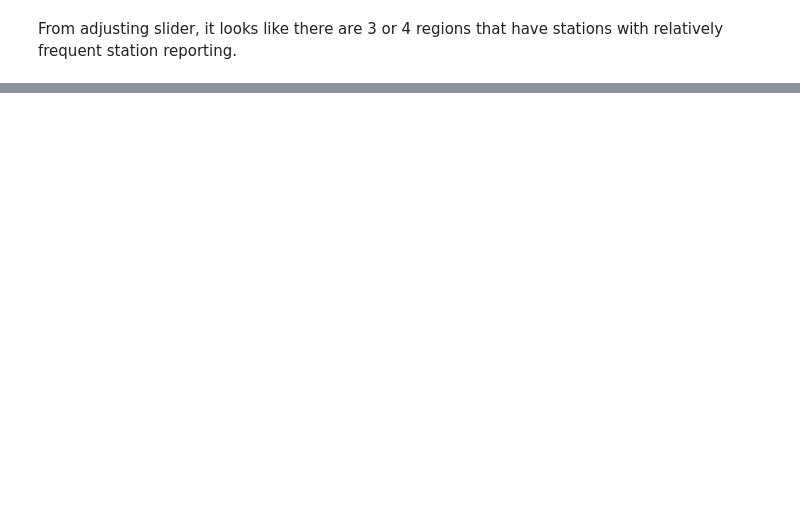
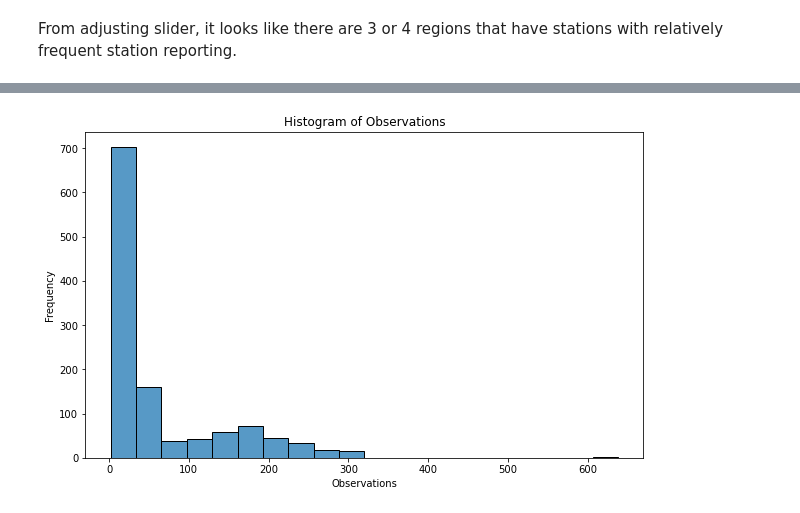
Before and after one commit to nicr0ss/DS-Honours, a Jupyter notebook: notebooks/Wells.ipynb, the cells around one changed output, grey strips where cells are left out. Cells and saved outputs as stored; diff of their text form; code cells hidden in the pictures; blank space fills up the shorter version.

```diff
--- a/notebooks/Wells.ipynb
+++ b/notebooks/Wells.ipynb
@@ -315,0 +334,9 @@ From adjusting slider, it looks like there are 3 or 4 regions that have stations
+# %%
+plt.figure(figsize=(10, 6))
+sns.histplot(recent['observations'], bins=20)
+plt.xlabel('Observations')
+plt.ylabel('Frequency')
+plt.title('Histogram of Observations')
+plt.show()
+# %% [output]
+[figure, added]
```
Also changed, not shown: parts of 9 cells of this notebook.
